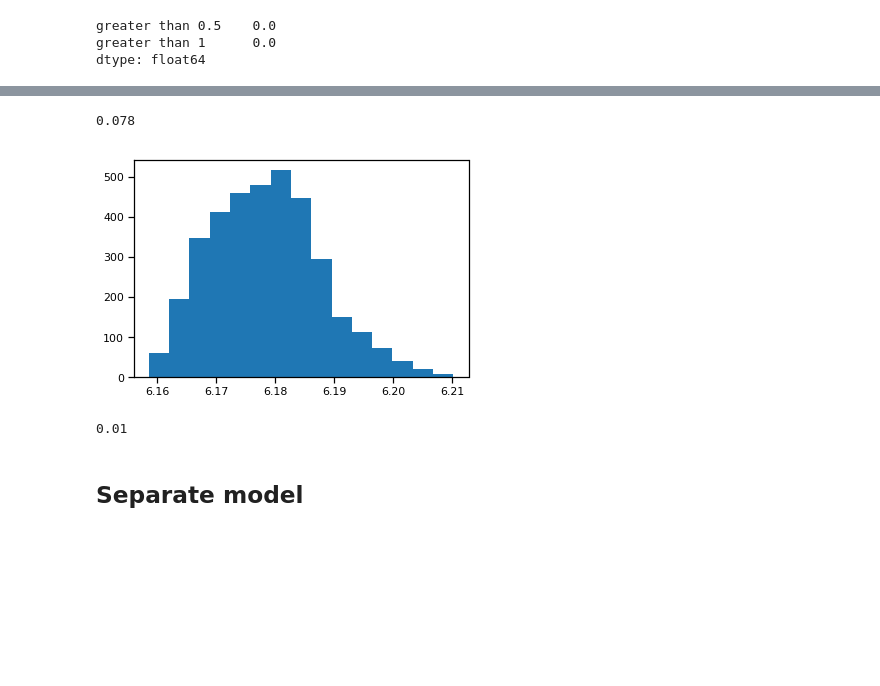
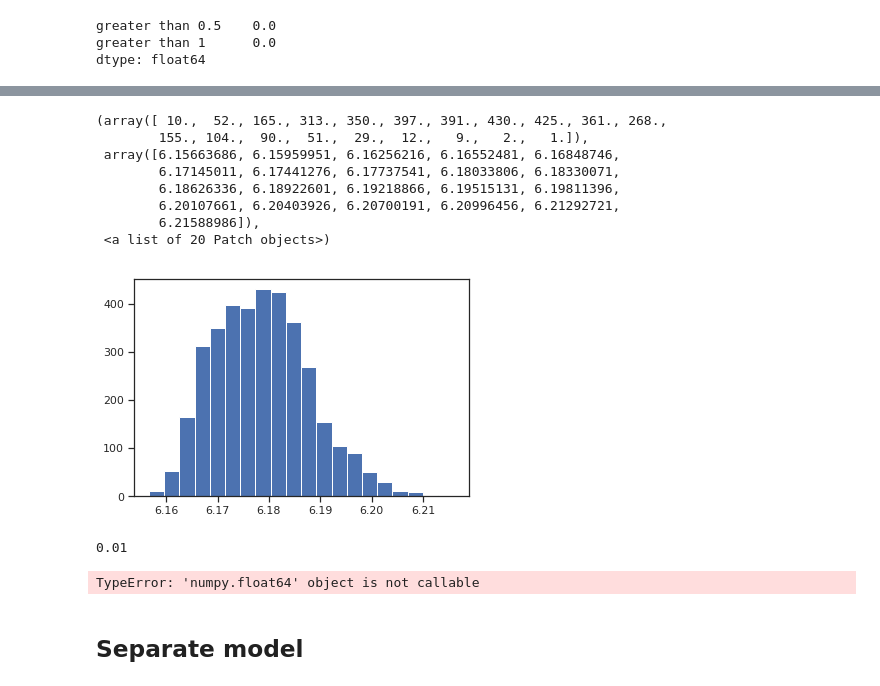
Before and after one commit to cthai721/bda-project, a Jupyter notebook: Effects on Learning of teaching experience.ipynb, the cells around one changed output, grey strips where cells are left out. Cells and saved outputs as stored; diff of their text form; code cells hidden in the pictures; blank space fills up the shorter version.

```diff
--- a/Effects on Learning of teaching experience.ipynb
+++ b/Effects on Learning of teaching experience.ipynb
@@ -446,15 +485,25 @@ plt.show()
 # %%
 #Comparing y_pred with y_test
 y_pred = np.mean(pooled_sample["y_pred_test"], axis=0)
-plt.hist(y_pred, bins = 15)
-round(MAE(Y_test, y_pred),3)
+plt.hist(y_pred, bins = 20)
 # %% [output]
-0.078
+(array([ 10.,  52., 165., 313., 350., 397., 391., 430., 425., 361., 268.,
+        155., 104.,  90.,  51.,  29.,  12.,   9.,   2.,   1.]),
+ array([6.15663686, 6.15959951, 6.16256216, 6.16552481, 6.16848746,
+        6.17145011, 6.17441276, 6.17737541, 6.18033806, 6.18330071,
+        6.18626336, 6.18922601, 6.19218866, 6.19515131, 6.19811396,
+        6.20107661, 6.20403926, 6.20700191, 6.20996456, 6.21292721,
+        6.21588986]),
+ <a list of 20 Patch objects>)
-[figure, old version]
+[figure, new version]
 # %%
 round(MSE(Y_test, y_pred),3)
 # %% [output]
 0.01
+# %%
+round(MAE(Y_test, y_pred),3)
+# %% [output]
+TypeError: 'numpy.float64' object is not callable
 # %% [markdown]
 ##  Separate model
 # %%
```
Also changed, not shown: parts of 33 cells of this notebook, 4 other files.
